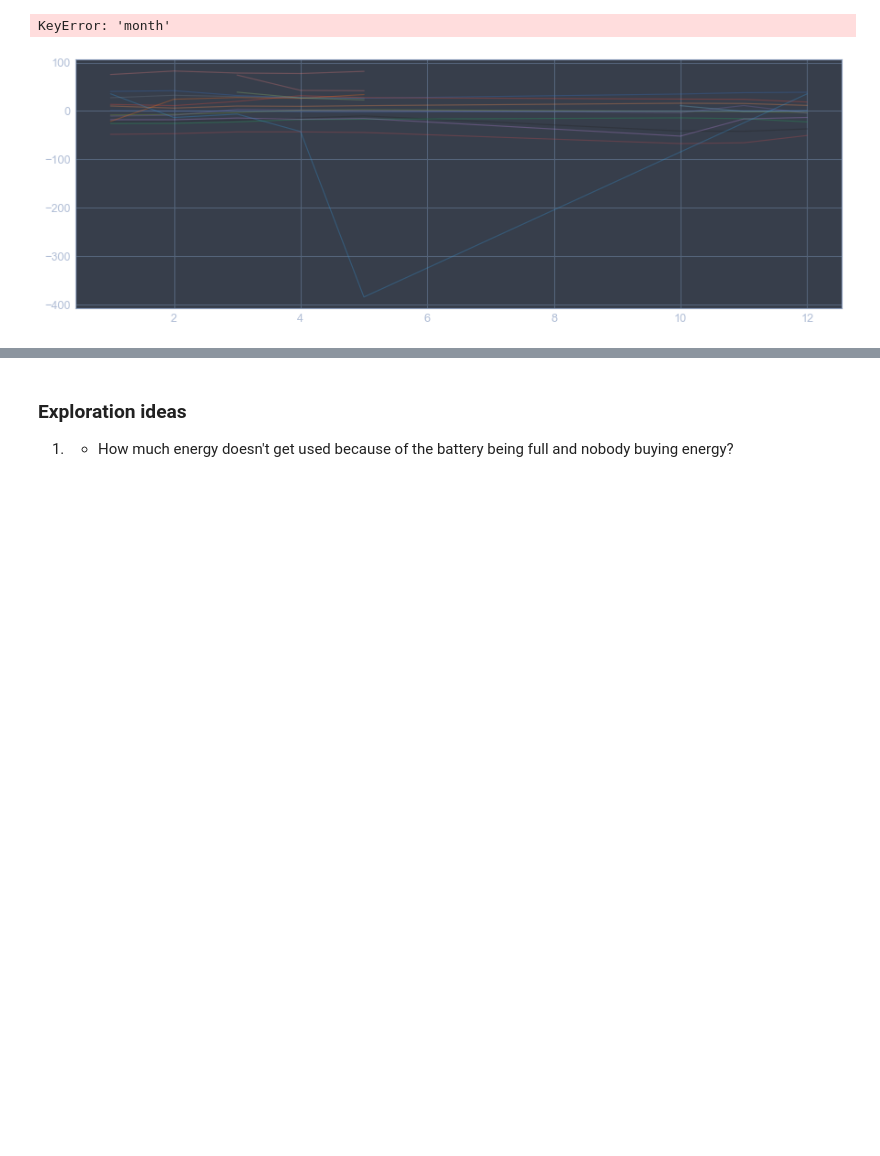
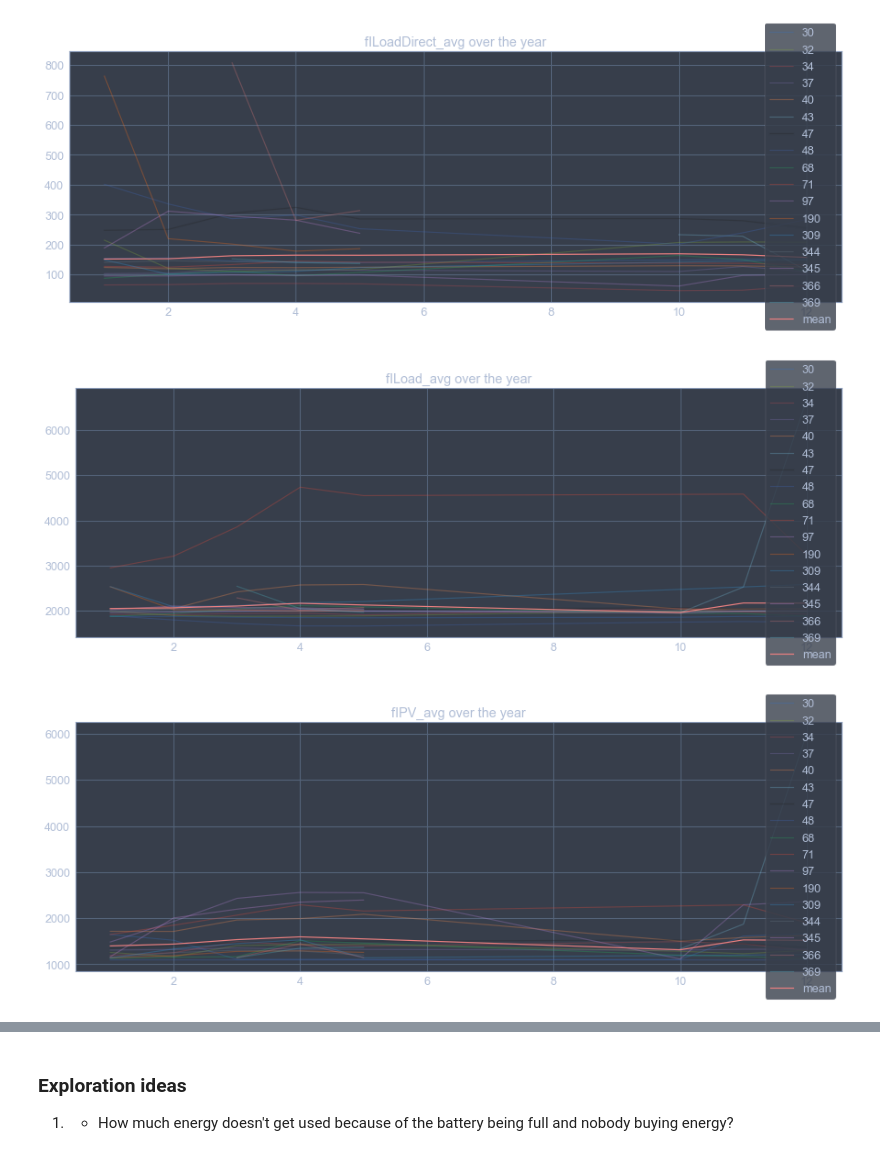
Before and after one commit to javiermas/smart-energy, a Jupyter notebook: notebooks/jma_00_dirty_stuff.ipynb, the cells around one changed output, grey strips where cells are left out. Cells and saved outputs as stored; diff of their text form; code cells hidden in the pictures; blank space fills up the shorter version.

```diff
--- a/notebooks/jma_00_dirty_stuff.ipynb
+++ b/notebooks/jma_00_dirty_stuff.ipynb
@@ -77,10 +23,8 @@ def remove_outliers_lambda(data, formula=lambda x: x > (max(np.percentile(x, 75)
 client = MongoClient(host='127.0.0.1', port=27017)
 db = client['energy']
 
-currents = ['fILoadDirect_avg', 'fILoad_avg', 'fIPV_avg', 'fIExcess_avg', 'fIToGrid_avg', 'fIToBat_avg']
-stations = data.index.get_level_values(0).unique()
-
 data = load_all_stations_first_n(db.measurements, int(1e10))
 data = preprocess(data)
+currents = ['fILoadDirect_avg', 'fILoad_avg', 'fIPV_avg', 'fIExcess_avg', 'fIToGrid_avg', 'fIToBat_avg', 'fTemperature_avg']
 stations = list(data.index.get_level_values(0).unique())
 # %% [output]
@@ -167,14 +96,15 @@ for var in currents:
 # %%
 # Visualize voltages over the year
 for var in currents:
     plt.figure(figsize=(15, 5))
     for station in stations:
         plt.plot(data_hourly.loc[station].groupby('month')[var].mean(), label=station, alpha=0.3)
 
-    plt.plot(data_hourly[var].groupby('month').mean(), label='mean')
+    plt.plot(data_hourly.groupby('month')[var].mean(), label='mean')
     plt.title('{} over the year'.format(var))
     plt.legend(loc='right')
     plt.show()
 # %% [output]
-KeyError: 'month'
-[figure, old version]
+[figure, new version]
+[figure, added]
+[figure, added]
```
Also changed, not shown: parts of 13 cells of this notebook.
